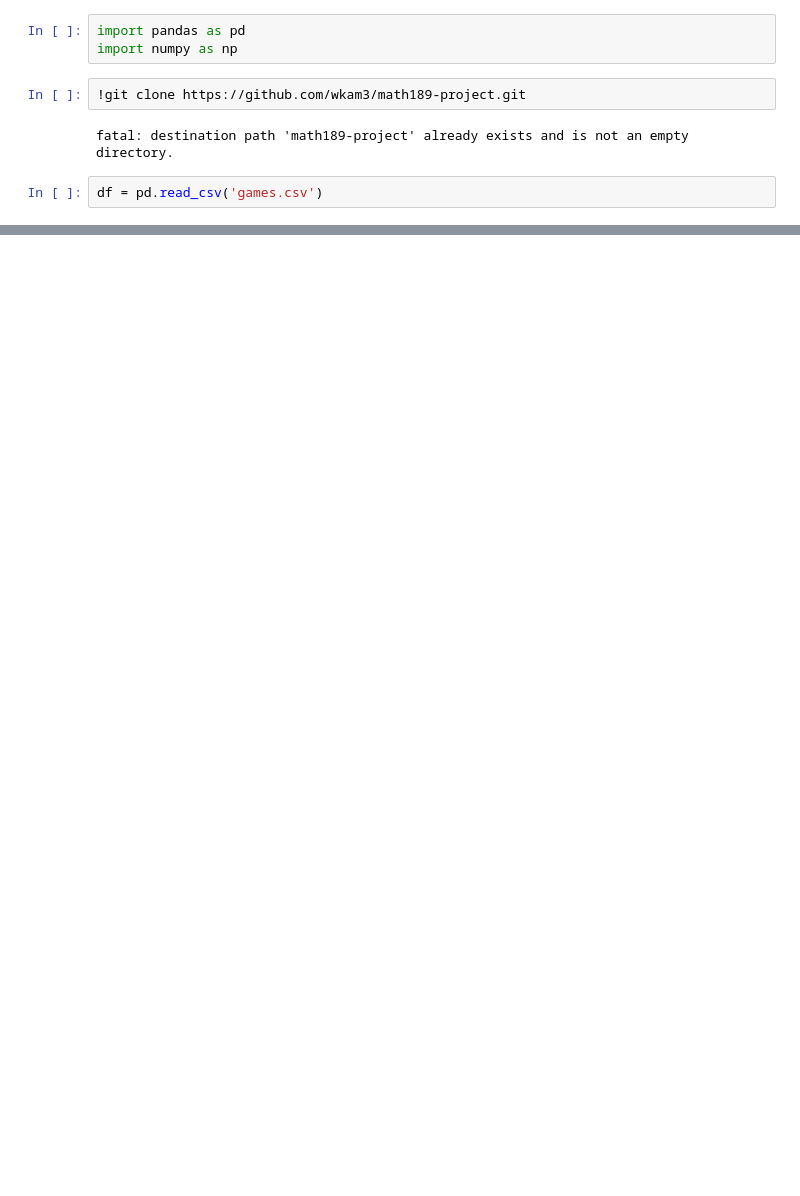
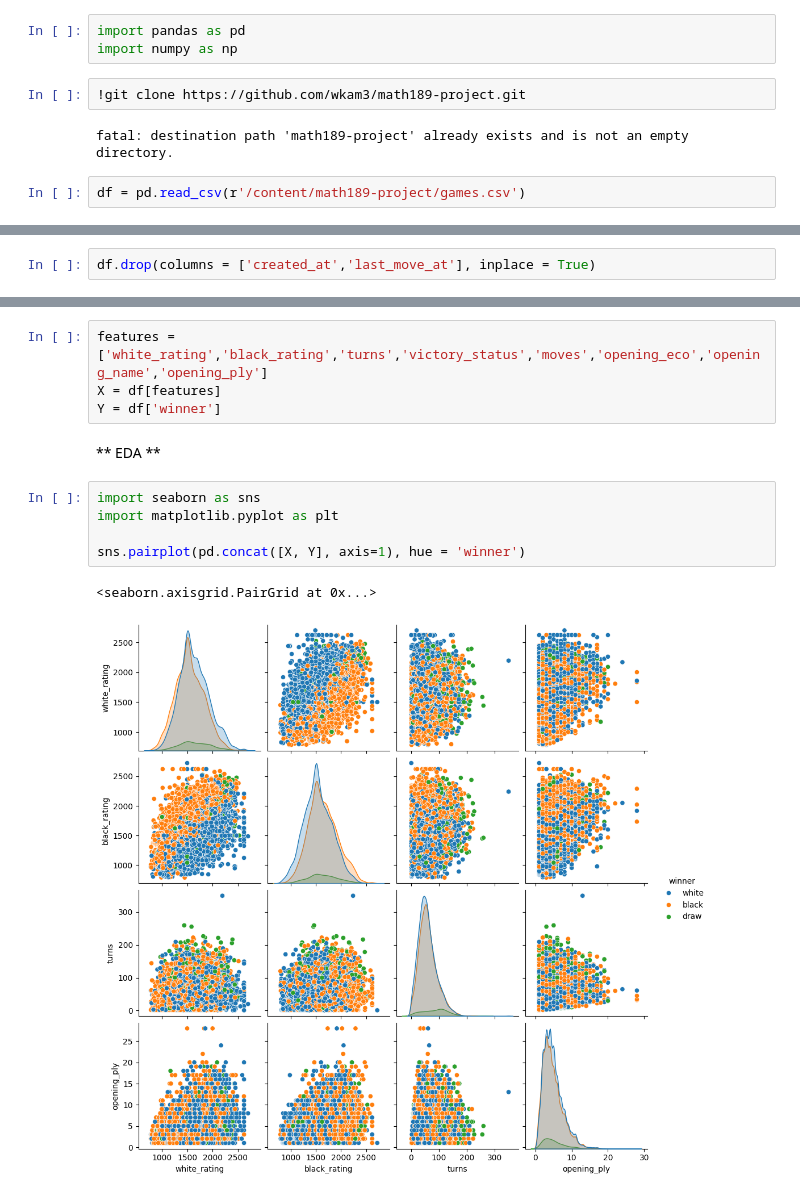
Before and after one commit to wkam3/math189-project, a Jupyter notebook: Math189.ipynb, the cells around one changed output, grey strips where cells are left out. Cells and saved outputs as stored; diff of their text form; blank space fills up the shorter version.

```diff
--- a/Math189.ipynb
+++ b/Math189.ipynb
@@ -6,4 +8,4 @@ import numpy as np
 # %% [output]
 fatal: destination path 'math189-project' already exists and is not an empty directory.
 # %%
-df = pd.read_csv('games.csv')
+df = pd.read_csv(r'/content/math189-project/games.csv')
@@ -11,0 +44,2 @@ FileNotFoundError: [Errno 2] No such file or directory: 'games.csv'
+# %%
+df.drop(columns = ['created_at','last_move_at'], inplace = True)
@@ -11,0 +212,14 @@ FileNotFoundError: [Errno 2] No such file or directory: 'games.csv'
+# %%
+features = ['white_rating','black_rating','turns','victory_status','moves','opening_eco','opening_name','opening_ply']
+X = df[features]
+Y = df['winner']
+# %% [markdown]
+** EDA **
+# %%
+import seaborn as sns
+import matplotlib.pyplot as plt
+
+sns.pairplot(pd.concat([X, Y], axis=1), hue = 'winner')
+# %% [output]
+<seaborn.axisgrid.PairGrid at 0x...>
+[figure, added]
```
Also changed, not shown: parts of 15 cells of this notebook.
